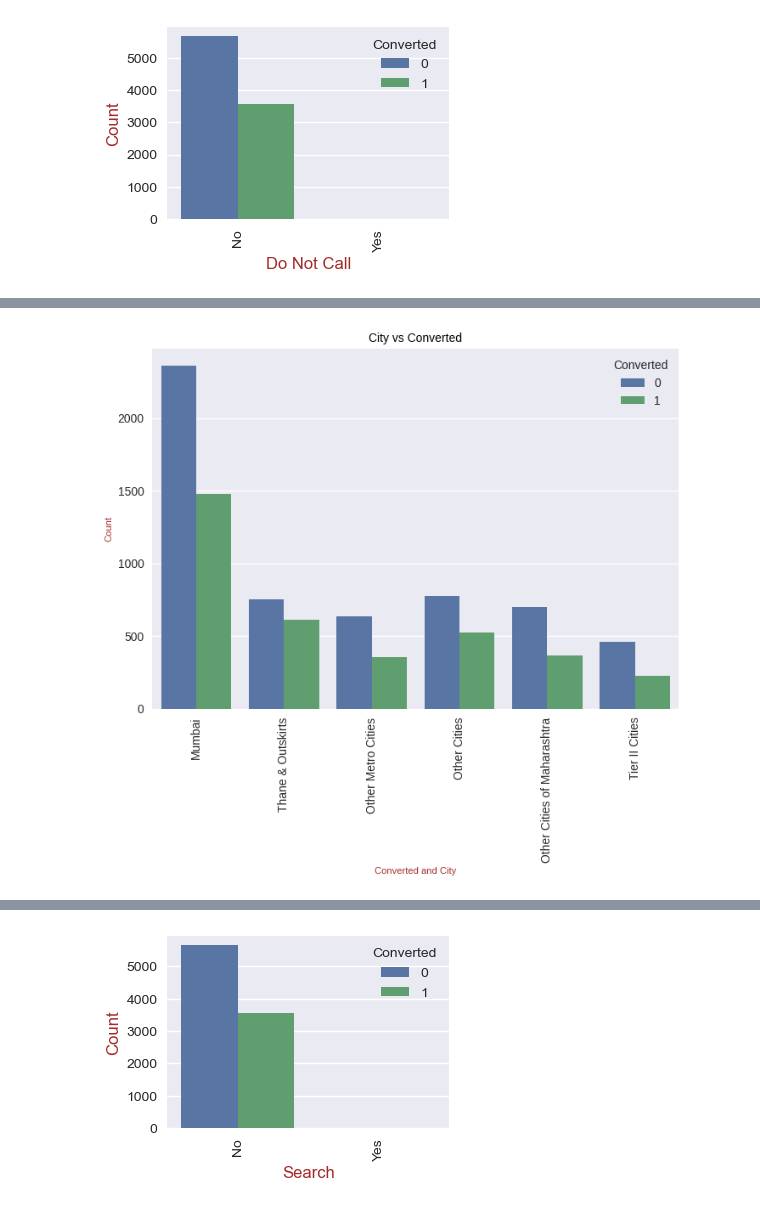
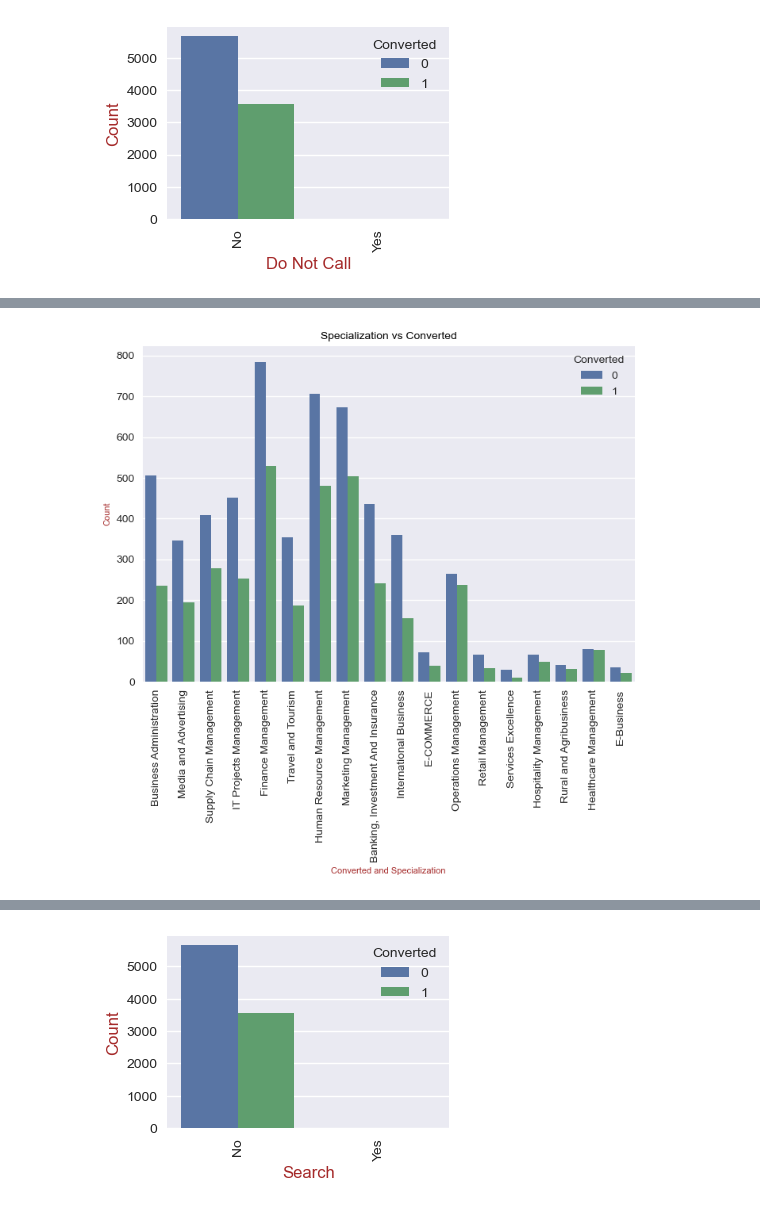
Before and after one commit to ankanroy92in/X_Education, a Jupyter notebook: X_Education.ipynb, the cells around one changed output, grey strips where cells are left out. Drawn from its saved outputs; the diff is of its cells as text; code cells hidden in the pictures.

```diff
--- a/X_Education.ipynb
+++ b/X_Education.ipynb
@@ -100,6 +82,5 @@ leads.drop(drop_coulms,axis=1,inplace=True)
 # %%
 # columns can be dropped because these are not the key drivers
-drop_coulms = ['Update me on Supply Chain Content','Get updates on DM Content',
-               'I agree to pay the amount through cheque','Tags']
-leads.drop(drop_coulms,axis=1,inplace=True)
+drop_coulms.extend(['Update me on Supply Chain Content','Get updates on DM Content',
+               'I agree to pay the amount through cheque','Tags'])
 # %%
@@ -472,2 +430,3 @@ leads.TotalVisits.isnull().sum()
 # %%
-leads['TotalVisits'] = leads.TotalVisits.replace(np.nan,TotalVisits.mode())
+# Replacing null values with mode of the column TotalVisits
+leads['TotalVisits'] = leads.TotalVisits.replace(np.nan,leads.TotalVisits.mode()[0])
@@ -491,3 +453,3 @@ Page Views Per Visit    0
 dtype: int64
 # %%
-leads['Page Views Per Visit'] = leads['Page Views Per Visit'].replace(np.nan,leads['Page Views Per Visit'].mode())
+leads['Page Views Per Visit'] = leads['Page Views Per Visit'].replace(np.nan,leads['Page Views Per Visit'].mode()[0])
@@ -635,9 +628,3 @@ leads.drop('Do Not Call',axis=1,inplace=True)
 [figure]
 [figure]
 [figure]
-# %%
-count_plot('Country',leads.Converted,'Country vs Converted',
-           'Converted and Country','Count')
-
-# Data is highly skwed for India, Mostly all the data is pointing to India, hence will not make sense evaluating this feature
-leads.drop('Country',axis=1,inplace=True)
@@ -646,5 +631,5 @@ leads.drop('Country',axis=1,inplace=True)
 # %%
-count_plot('City',leads.Converted,'City vs Converted',
-           'Converted and City','Count')
+count_plot('Specialization',leads.Converted,'Specialization vs Converted',
+           'Converted and Specialization','Count')
 # %% [output]
-[figure, old version]
+[figure, new version]
```
Also changed, not shown: parts of 188 cells of this notebook.
